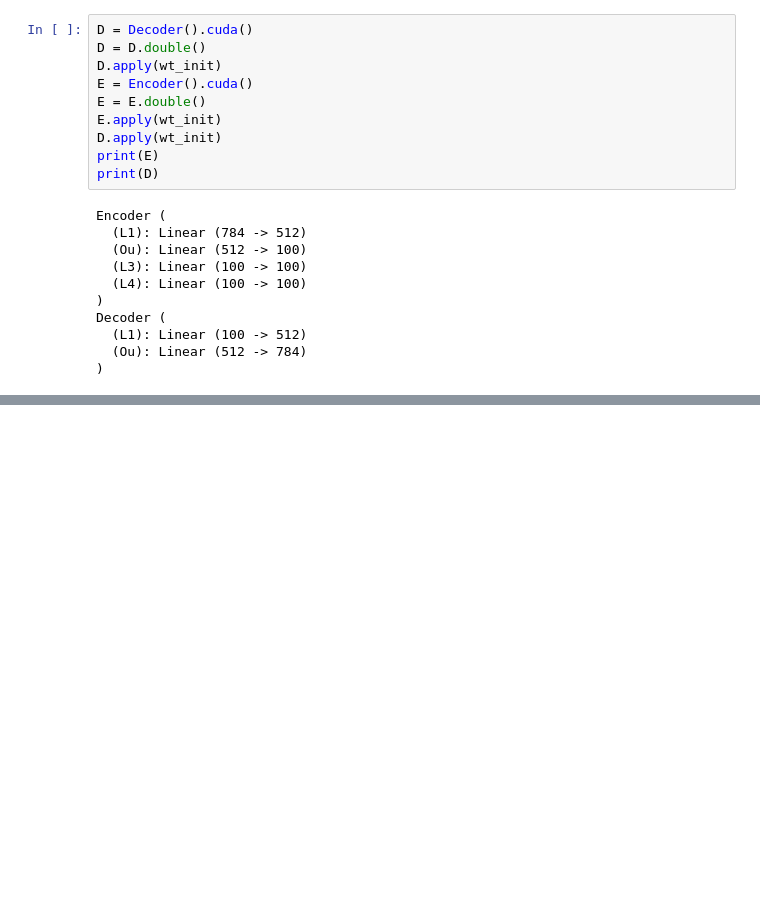
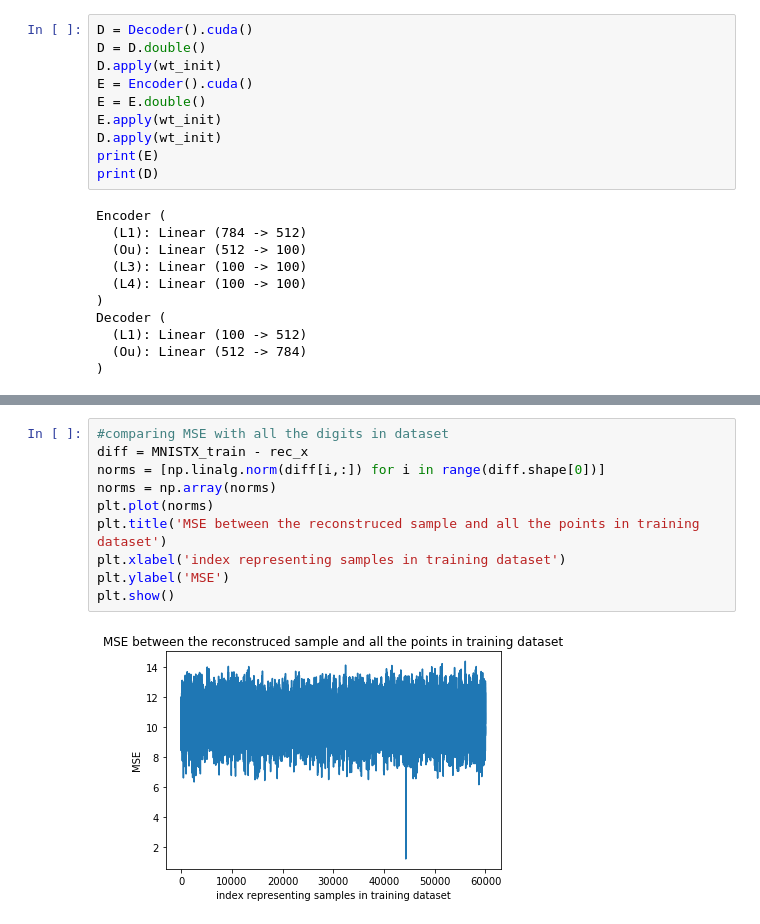
Before and after one commit to udion/generative_models, a Jupyter notebook: VAEs/VAE_trained_model_test.ipynb, the cells around one changed output, grey strips where cells are left out. Cells and saved outputs as stored; diff of their text form; blank space fills up the shorter version.

```diff
--- a/VAEs/VAE_trained_model_test.ipynb
+++ b/VAEs/VAE_trained_model_test.ipynb
@@ -111,0 +165,12 @@ Encoder (
+# %%
+#comparing MSE with all the digits in dataset
+diff = MNISTX_train - rec_x
+norms = [np.linalg.norm(diff[i,:]) for i in range(diff.shape[0])]
+norms = np.array(norms)
+plt.plot(norms)
+plt.title('MSE between the reconstruced sample and all the points in training dataset')
+plt.xlabel('index representing samples in training dataset')
+plt.ylabel('MSE')
+plt.show()
+# %% [output]
+[figure, added]
```
Also changed, not shown: parts of 21 cells of this notebook, 1 other file.
